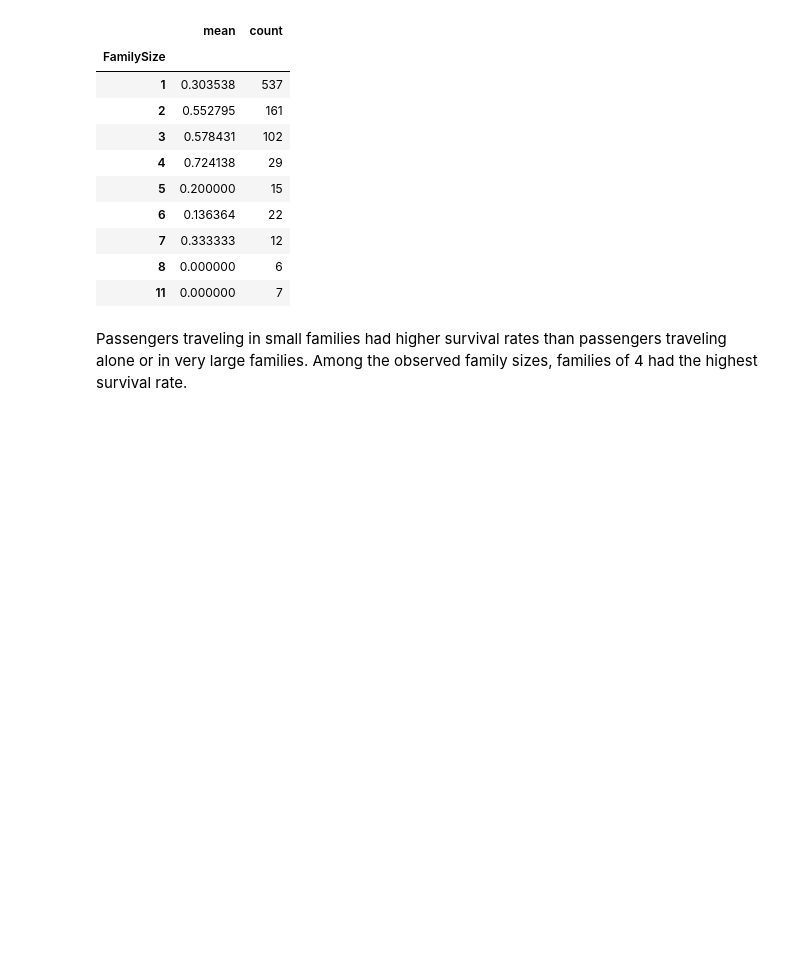
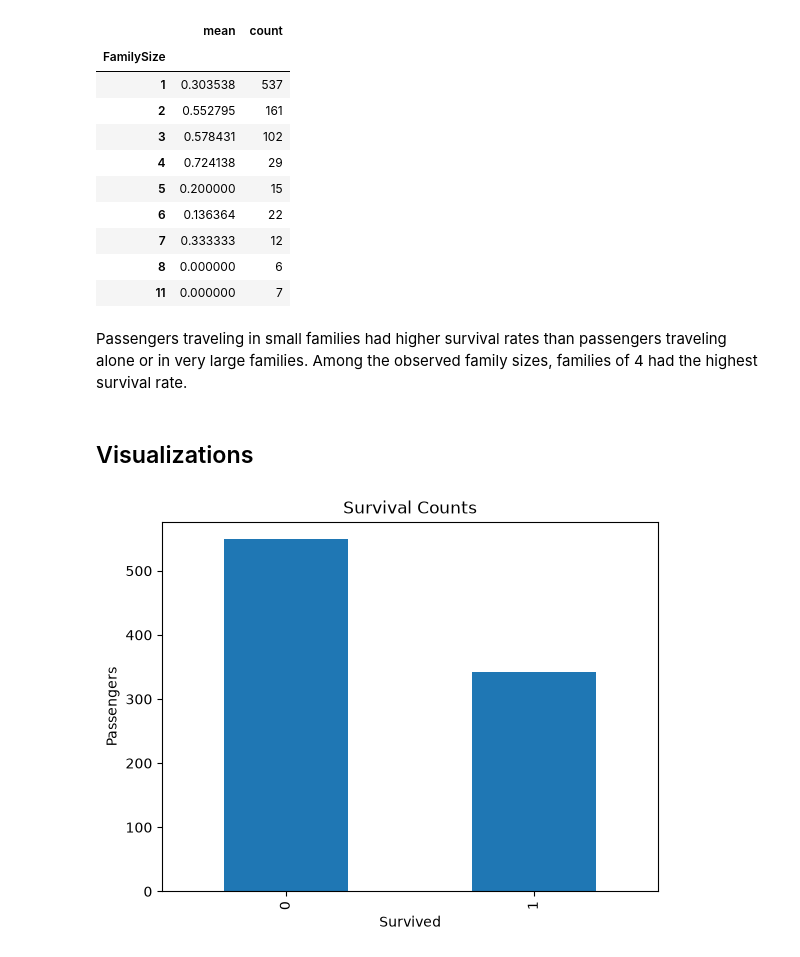
Before and after one commit to GlebUstynov/titanic-eda, a Jupyter notebook: notebooks/titanic_eda.ipynb, the cells around one changed output. Saved outputs shown, nothing was run; the diff lists cells and outputs as text; code cells hidden in the pictures; blank space fills up the shorter version.

```diff
--- a/notebooks/titanic_eda.ipynb
+++ b/notebooks/titanic_eda.ipynb
@@ -439,3 +439,13 @@ df.groupby("FamilySize")["Survived"].agg(["mean", "count"])
 # %% [markdown]
 Passengers traveling in small families had higher survival rates than passengers traveling alone or in very large families.
 Among the observed family sizes, families of 4 had the highest survival rate.
+# %% [markdown]
+## Visualizations
+# %%
+df["Survived"].value_counts().plot(kind="bar")
+plt.title("Survival Counts")
+plt.xlabel("Survived")
+plt.ylabel("Passengers")
+plt.show()
+# %% [output]
+[figure, added]
```
Also changed, not shown: parts of 4 cells of this notebook.
